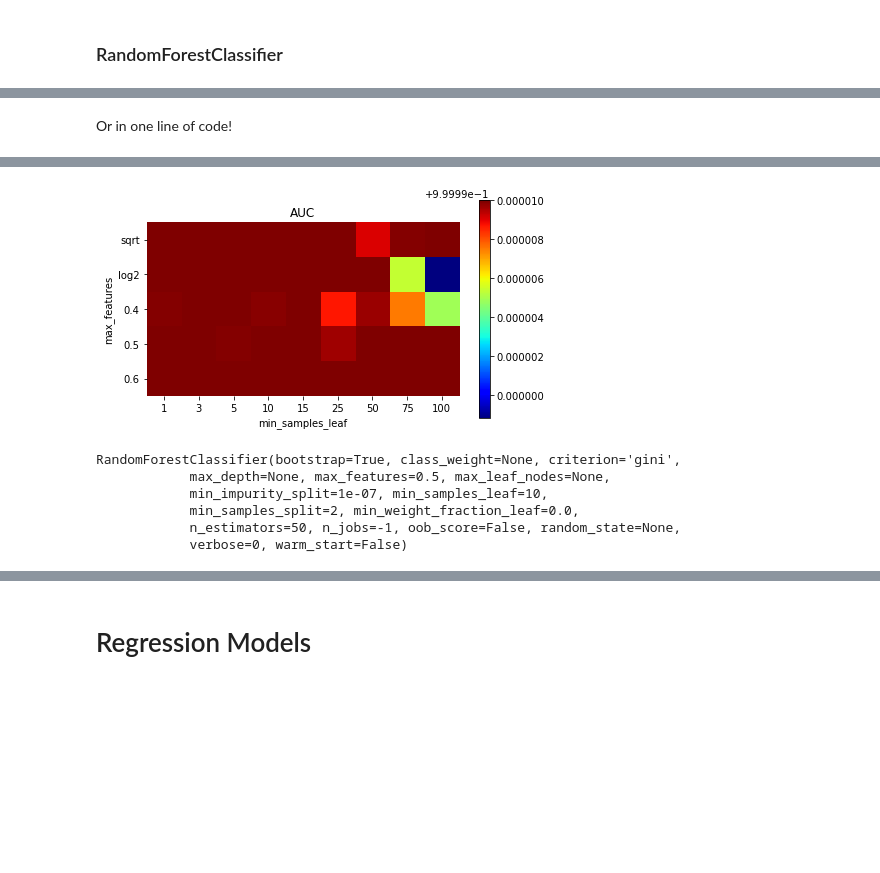
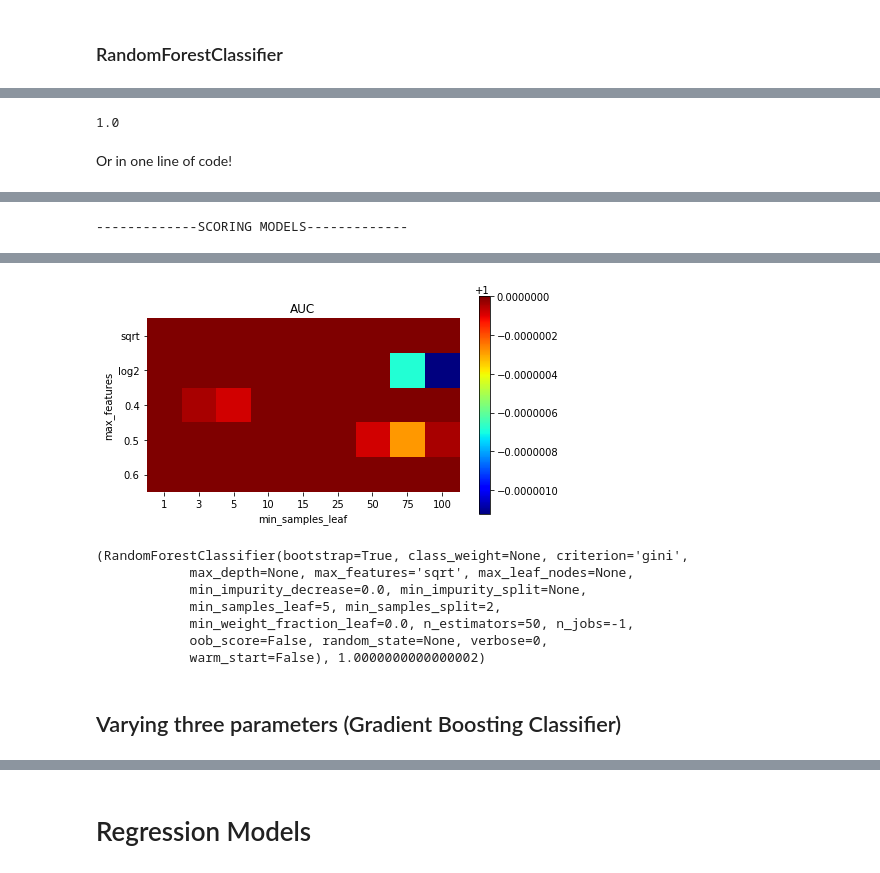
Before and after one commit to jmcarpenter2/parfit, a Jupyter notebook: parfit/parfit_ex.ipynb, the cells around one changed output, grey strips where cells are left out. Cells and saved outputs as stored; diff of their text form; code cells hidden in the pictures; blank space fills up the shorter version.

```diff
--- a/parfit/parfit_ex.ipynb
+++ b/parfit/parfit_ex.ipynb
@@ -233,9 +248,13 @@ RandomForestClassifier(bootstrap=True, class_weight=None, criterion='gini',
+# %%
+getBestScore(rf_models, rf_scores, 'max')
+# %% [output]
+1.0
 # %% [markdown]
 Or in one line of code!
 # %%
-rf_bestModel, rf_allModels, rf_allScores = bestFit(RandomForestClassifier, rf_paramGrid,
+rf_bestModel, rf_bestScore, rf_allModels, rf_allScores = bestFit(RandomForestClassifier, rf_paramGrid,
                                                    X_train, y_train, X_val, y_val,
                                                    metric=roc_auc_score, bestScore='max',
                                                    scoreLabel = 'AUC')
-rf_bestModel
+print(rf_bestModel, rf_bestScore)
 # %% [output]
@@ -257,0 +270 @@ rf_bestModel
+-------------SCORING MODELS-------------
@@ -258,7 +279,10 @@ rf_bestModel
-[figure, old version]
+[figure, new version]
-RandomForestClassifier(bootstrap=True, class_weight=None, criterion='gini',
-            max_depth=None, max_features=0.5, max_leaf_nodes=None,
-            min_impurity_split=1e-07, min_samples_leaf=10,
-            min_samples_split=2, min_weight_fraction_leaf=0.0,
-            n_estimators=50, n_jobs=-1, oob_score=False, random_state=None,
-            verbose=0, warm_start=False)
+(RandomForestClassifier(bootstrap=True, class_weight=None, criterion='gini',
+            max_depth=None, max_features='sqrt', max_leaf_nodes=None,
+            min_impurity_decrease=0.0, min_impurity_split=None,
+            min_samples_leaf=5, min_samples_split=2,
+            min_weight_fraction_leaf=0.0, n_estimators=50, n_jobs=-1,
+            oob_score=False, random_state=None, verbose=0,
+            warm_start=False), 1.0000000000000002)
+# %% [markdown]
+## Varying three parameters (Gradient Boosting Classifier)
```
Also changed, not shown: parts of 59 cells of this notebook.
